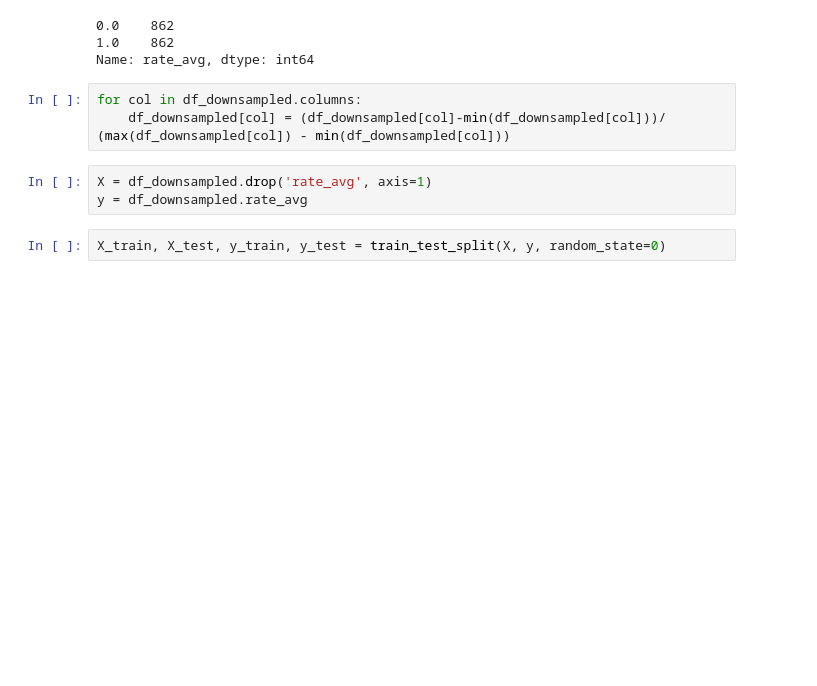
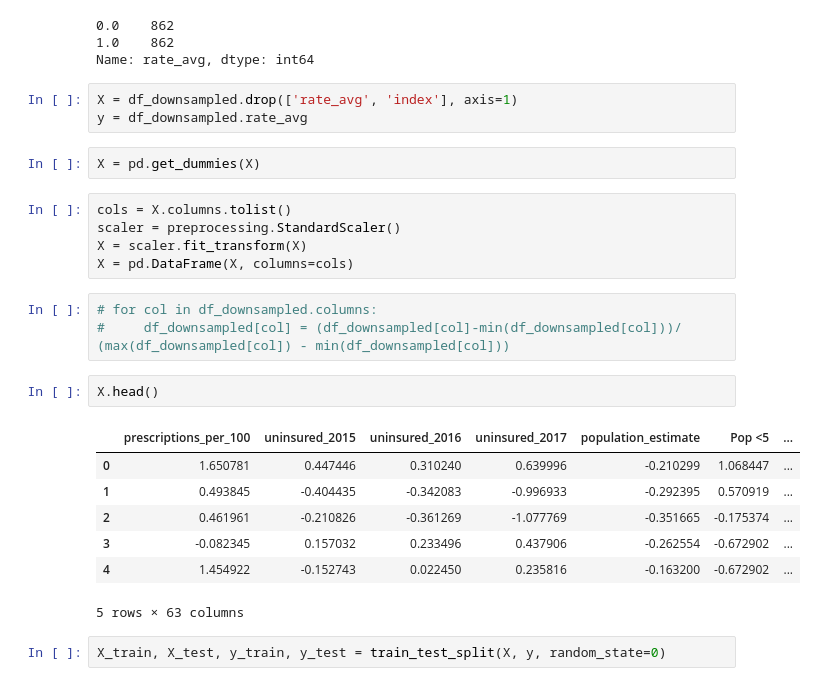
Before and after one commit to kahartman2/county_level_drug_impact, a Jupyter notebook: models.ipynb, the cells around one changed output. Drawn from its saved outputs; the diff is of its cells as text; blank space fills up the shorter version.

```diff
--- a/models.ipynb
+++ b/models.ipynb
@@ -183,12 +183,29 @@ df_downsampled.rate_avg.value_counts()
 0.0    862
 1.0    862
 Name: rate_avg, dtype: int64
+# %%
+X = df_downsampled.drop(['rate_avg', 'index'], axis=1)
+y = df_downsampled.rate_avg
+# %%
+X = pd.get_dummies(X)
+# %%
+cols = X.columns.tolist()
+scaler = preprocessing.StandardScaler()
+X = scaler.fit_transform(X)
+X = pd.DataFrame(X, columns=cols)
 # %%
-for col in df_downsampled.columns:
-    df_downsampled[col] = (df_downsampled[col]-min(df_downsampled[col]))/ (max(df_downsampled[col]) - min(df_downsampled[col]))
+# for col in df_downsampled.columns:
+#     df_downsampled[col] = (df_downsampled[col]-min(df_downsampled[col]))/ (max(df_downsampled[col]) - min(df_downsampled[col]))
-# %%
-X = df_downsampled.drop('rate_avg', axis=1)
-y = df_downsampled.rate_avg
+# %%
+X.head()
+# %% [output]
+|  | prescriptions_per_100 | uninsured_2015 | uninsured_2016 | uninsured_2017 | population_estimate | Pop <5 | ... |
+| 0 | 1.650781 | 0.447446 | 0.310240 | 0.639996 | -0.210299 | 1.068447 | ... |
+| 1 | 0.493845 | -0.404435 | -0.342083 | -0.996933 | -0.292395 | 0.570919 | ... |
+| 2 | 0.461961 | -0.210826 | -0.361269 | -1.077769 | -0.351665 | -0.175374 | ... |
+| 3 | -0.082345 | 0.157032 | 0.233496 | 0.437906 | -0.262554 | -0.672902 | ... |
+| 4 | 1.454922 | -0.152743 | 0.022450 | 0.235816 | -0.163200 | -0.672902 | ... |
+5 rows × 63 columns
 # %%
 X_train, X_test, y_train, y_test = train_test_split(X, y, random_state=0)
 # %% [markdown]
```
Also changed, not shown: parts of 88 cells of this notebook, 3 other files.
